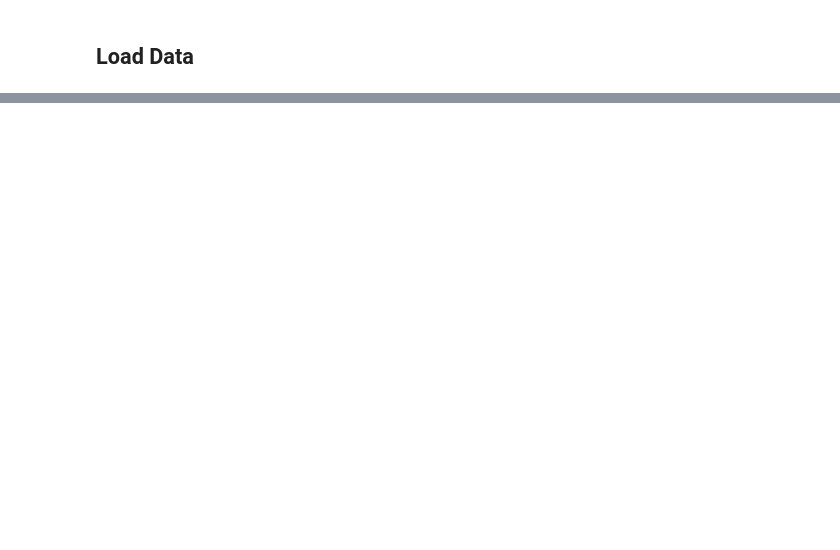
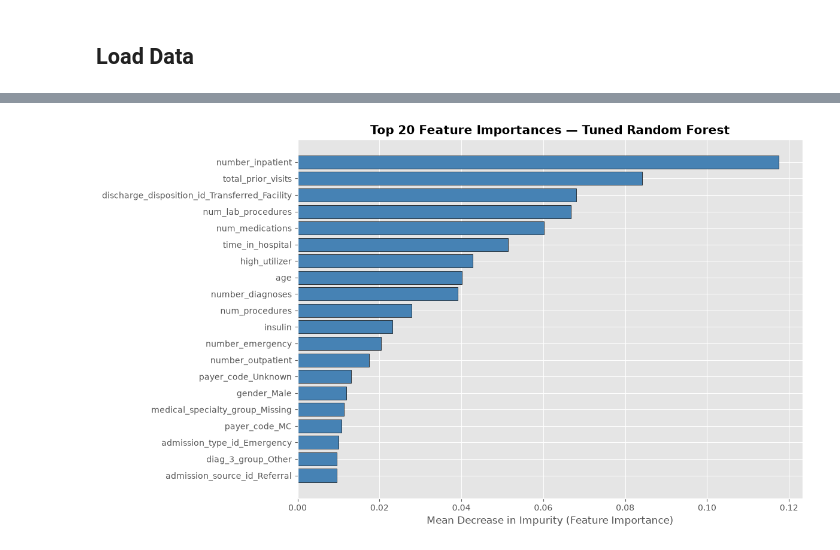
Before and after one commit to misbahee/healthcare-readmission-intelligence, a Jupyter notebook: notebooks/06_random_forest.ipynb, the cells around one changed output, grey strips where cells are left out. Drawn from its saved outputs; the diff is of its cells as text; code cells hidden in the pictures; blank space fills up the shorter version.

```diff
--- a/notebooks/06_random_forest.ipynb
+++ b/notebooks/06_random_forest.ipynb
@@ -109,2 +308,0 @@ grid = GridSearchCV(
-# %%
-grid.fit(X_train,y_train)
@@ -148,0 +363,28 @@ Pipeline(steps=[('preprocessor',
+# %%
+import importlib
+import scripts.preprocessor
+importlib.reload(scripts.preprocessor)
+
+# Now import the functions again
+from scripts.preprocessor import cols_to_encode, cols_to_scale
+
+from scripts.preprocessor import cols_to_encode,cols_to_scale
+rf_model     = best_rf_pipeline.named_steps['random_forest']
+preprocessor_fitted = best_rf_pipeline.named_steps['preprocessor']
+
+# Get feature names after OHE
+ohe_feature_names = preprocessor_fitted.named_transformers_['one_hot_encoder'].get_feature_names_out(cols_to_encode).tolist()
+passthrough_names = [
+    col for col in X_train.columns
+    if col not in cols_to_encode and col not in cols_to_scale
+]
+all_feature_names = ohe_feature_names + cols_to_scale + passthrough_names
+
+# Build importance dataframe
+importances = pd.DataFrame({
+    'feature'   : all_feature_names,
+    'importance': rf_model.feature_importances_
+}).sort_values('importance', ascending=False).reset_index(drop=True)
+
+print("Top 20 most important features:")
+print(importances.head(20).to_string(index=False))
@@ -148,0 +409,11 @@ Pipeline(steps=[('preprocessor',
+# %%
+# Plot top 20
+plt.figure(figsize=(12, 7))
+top20 = importances.head(20)
+plt.barh(top20['feature'][::-1], top20['importance'][::-1], color='steelblue', edgecolor='black')
+plt.xlabel('Mean Decrease in Impurity (Feature Importance)')
+plt.title('Top 20 Feature Importances — Tuned Random Forest', fontweight='bold')
+plt.tight_layout()
+plt.show()
+# %% [output]
+[figure, added]
```
Also changed, not shown: parts of 35 cells of this notebook, 14 other files.
